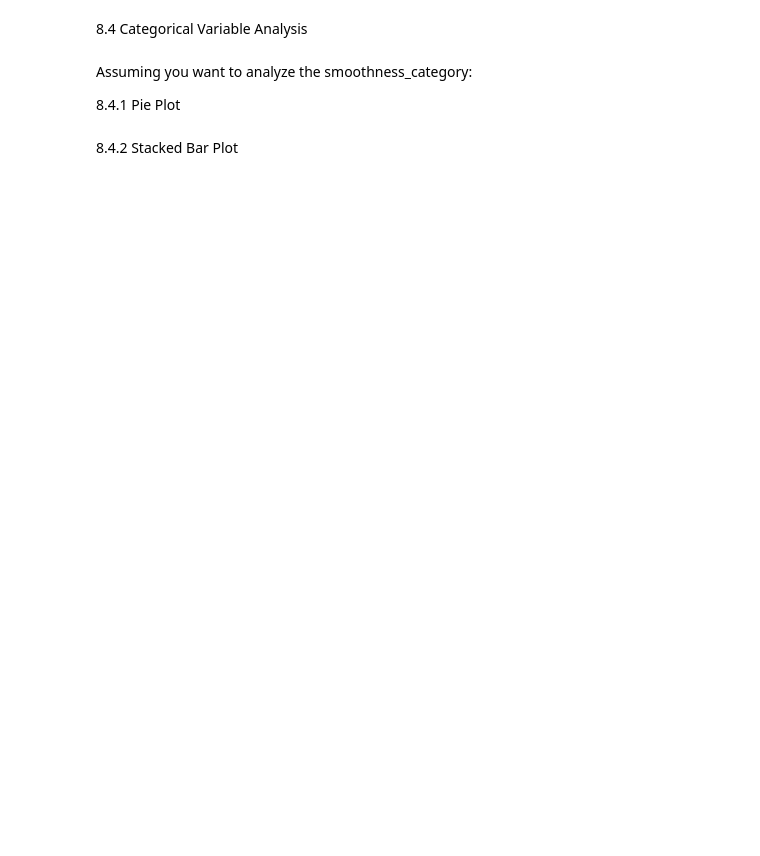
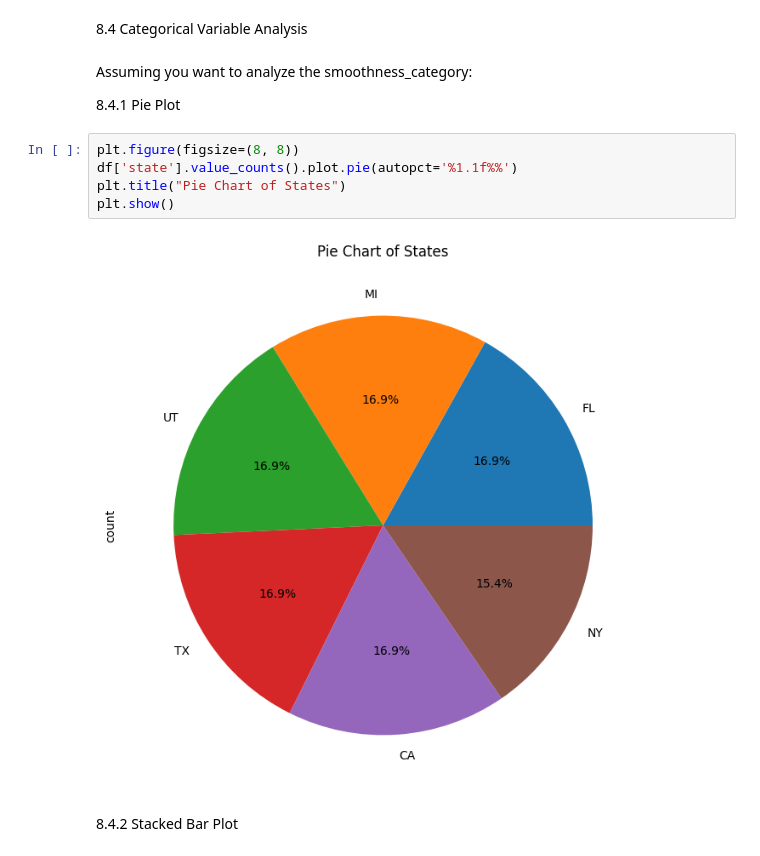
Before and after one commit to PranayBatta/EDA, a Jupyter notebook: 21BDS0100_EDA.ipynb, the cells around one changed output. Drawn from its saved outputs; the diff is of its cells as text; blank space fills up the shorter version.

```diff
--- a/21BDS0100_EDA.ipynb
+++ b/21BDS0100_EDA.ipynb
@@ -702,5 +761,12 @@ NameError: name 'df' is not defined
 Assuming you want to analyze the smoothness_category:
 
 8.4.1 Pie Plot
+# %%
+plt.figure(figsize=(8, 8))
+df['state'].value_counts().plot.pie(autopct='%1.1f%%')
+plt.title("Pie Chart of States")
+plt.show()
+# %% [output]
+[figure, added]
 # %% [markdown]
 8.4.2 Stacked Bar Plot
```
Also changed, not shown: parts of 70 cells of this notebook.
